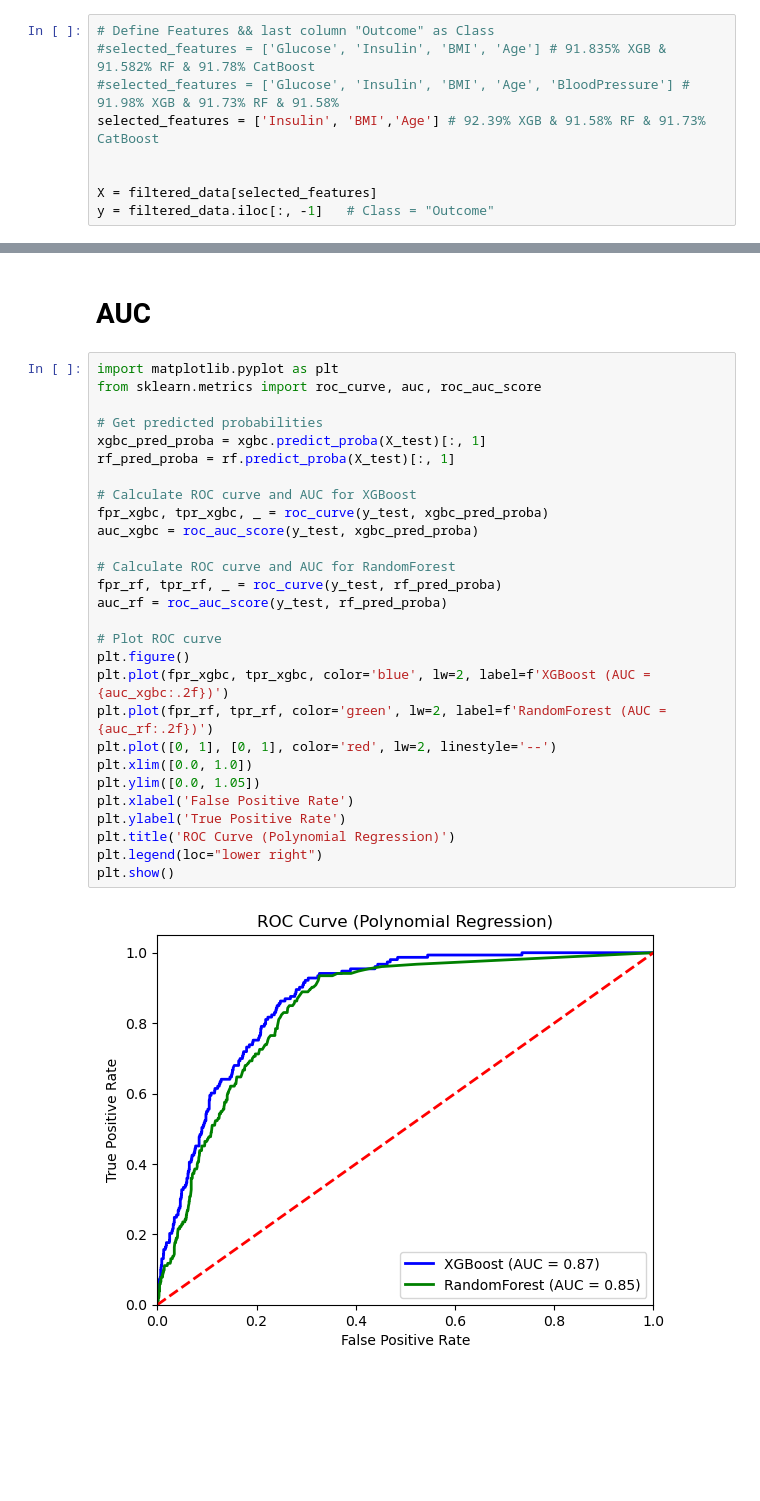
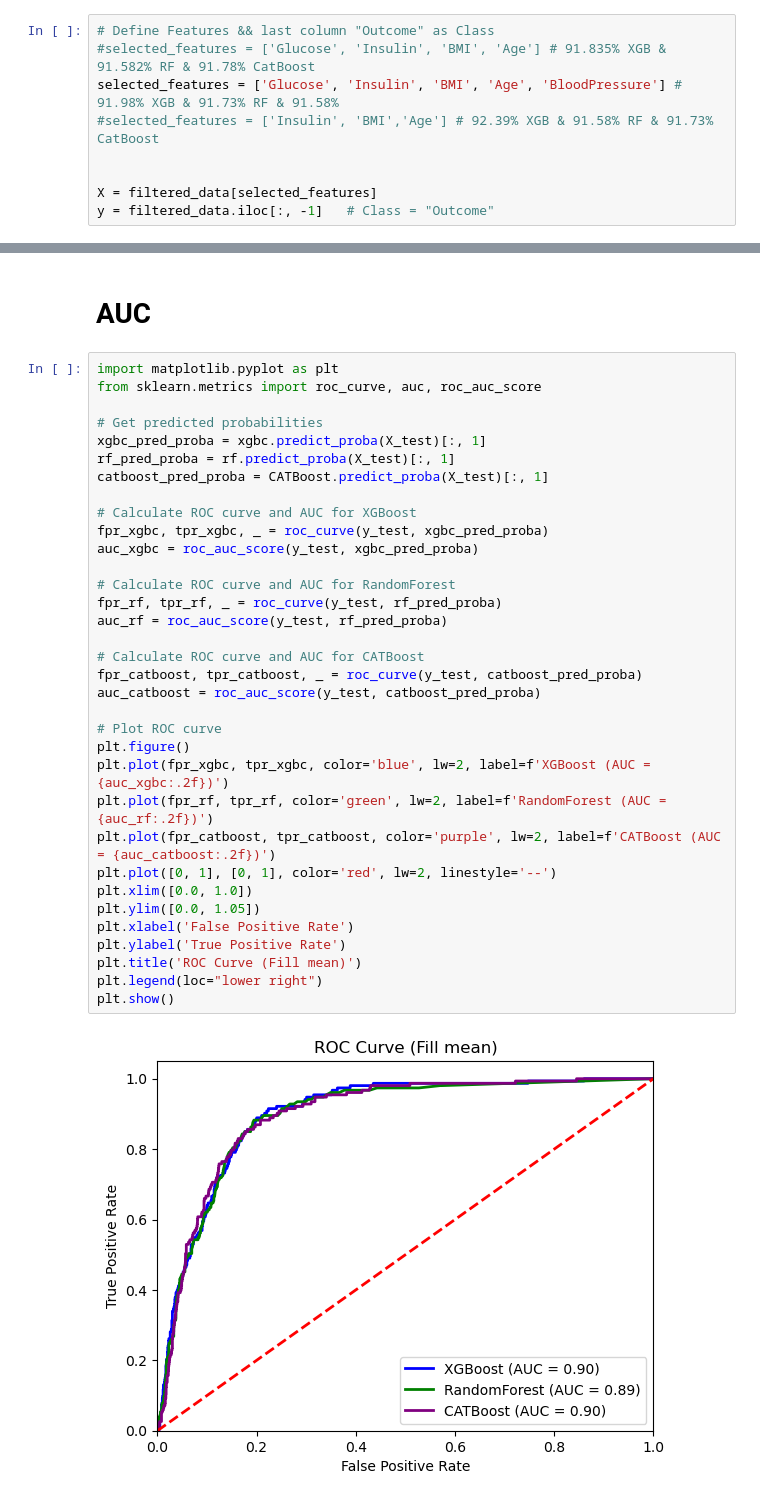
Before and after one commit to 1tnatsonC/FYP_DiabetePrediction, a Jupyter notebook: FINAL_NHANES_NoSMOTE_v2.ipynb, the cells around one changed output, grey strips where cells are left out. Cells and saved outputs as stored; diff of their text form; blank space fills up the shorter version.

```diff
--- a/FINAL_NHANES_NoSMOTE_v2.ipynb
+++ b/FINAL_NHANES_NoSMOTE_v2.ipynb
@@ -541,8 +541,8 @@ plt.show()
 # %%
 # Define Features && last column "Outcome" as Class
 #selected_features = ['Glucose', 'Insulin', 'BMI', 'Age'] # 91.835% XGB & 91.582% RF & 91.78% CatBoost
-#selected_features = ['Glucose', 'Insulin', 'BMI', 'Age', 'BloodPressure'] # 91.98% XGB & 91.73% RF & 91.58%
-selected_features = ['Insulin', 'BMI','Age'] # 92.39% XGB & 91.58% RF & 91.73% CatBoost
+selected_features = ['Glucose', 'Insulin', 'BMI', 'Age', 'BloodPressure'] # 91.98% XGB & 91.73% RF & 91.58%
+#selected_features = ['Insulin', 'BMI','Age'] # 92.39% XGB & 91.58% RF & 91.73% CatBoost
 
 
 X = filtered_data[selected_features]
@@ -761,30 +761,36 @@ Results =  0.9205640509497244 +/- 0.004286623134829554
 # %%
 import matplotlib.pyplot as plt
 from sklearn.metrics import roc_curve, auc, roc_auc_score
 
 # Get predicted probabilities
 xgbc_pred_proba = xgbc.predict_proba(X_test)[:, 1]
 rf_pred_proba = rf.predict_proba(X_test)[:, 1]
+catboost_pred_proba = CATBoost.predict_proba(X_test)[:, 1]
 
 # Calculate ROC curve and AUC for XGBoost
 fpr_xgbc, tpr_xgbc, _ = roc_curve(y_test, xgbc_pred_proba)
 auc_xgbc = roc_auc_score(y_test, xgbc_pred_proba)
 
 # Calculate ROC curve and AUC for RandomForest
 fpr_rf, tpr_rf, _ = roc_curve(y_test, rf_pred_proba)
 auc_rf = roc_auc_score(y_test, rf_pred_proba)
 
+# Calculate ROC curve and AUC for CATBoost
+fpr_catboost, tpr_catboost, _ = roc_curve(y_test, catboost_pred_proba)
+auc_catboost = roc_auc_score(y_test, catboost_pred_proba)
+
 # Plot ROC curve
 plt.figure()
 plt.plot(fpr_xgbc, tpr_xgbc, color='blue', lw=2, label=f'XGBoost (AUC = {auc_xgbc:.2f})')
 plt.plot(fpr_rf, tpr_rf, color='green', lw=2, label=f'RandomForest (AUC = {auc_rf:.2f})')
+plt.plot(fpr_catboost, tpr_catboost, color='purple', lw=2, label=f'CATBoost (AUC = {auc_catboost:.2f})')
 plt.plot([0, 1], [0, 1], color='red', lw=2, linestyle='--')
 plt.xlim([0.0, 1.0])
 plt.ylim([0.0, 1.05])
 plt.xlabel('False Positive Rate')
 plt.ylabel('True Positive Rate')
-plt.title('ROC Curve (Polynomial Regression)')
+plt.title('ROC Curve (Fill mean)')
 plt.legend(loc="lower right")
 plt.show()
 # %% [output]
-[figure, old version]
+[figure, new version]
```
Also changed, not shown: parts of 6 cells of this notebook, 7 other files.
